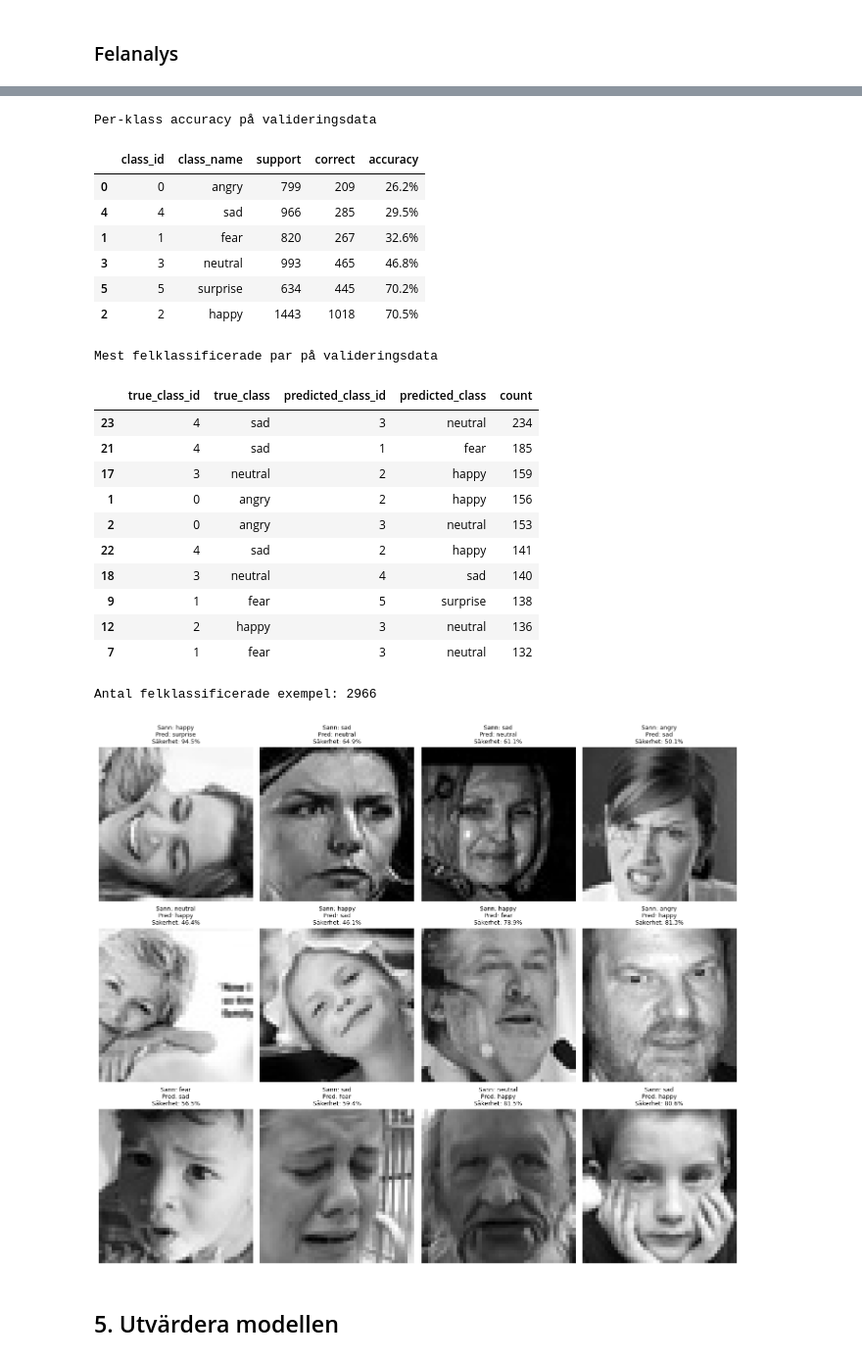
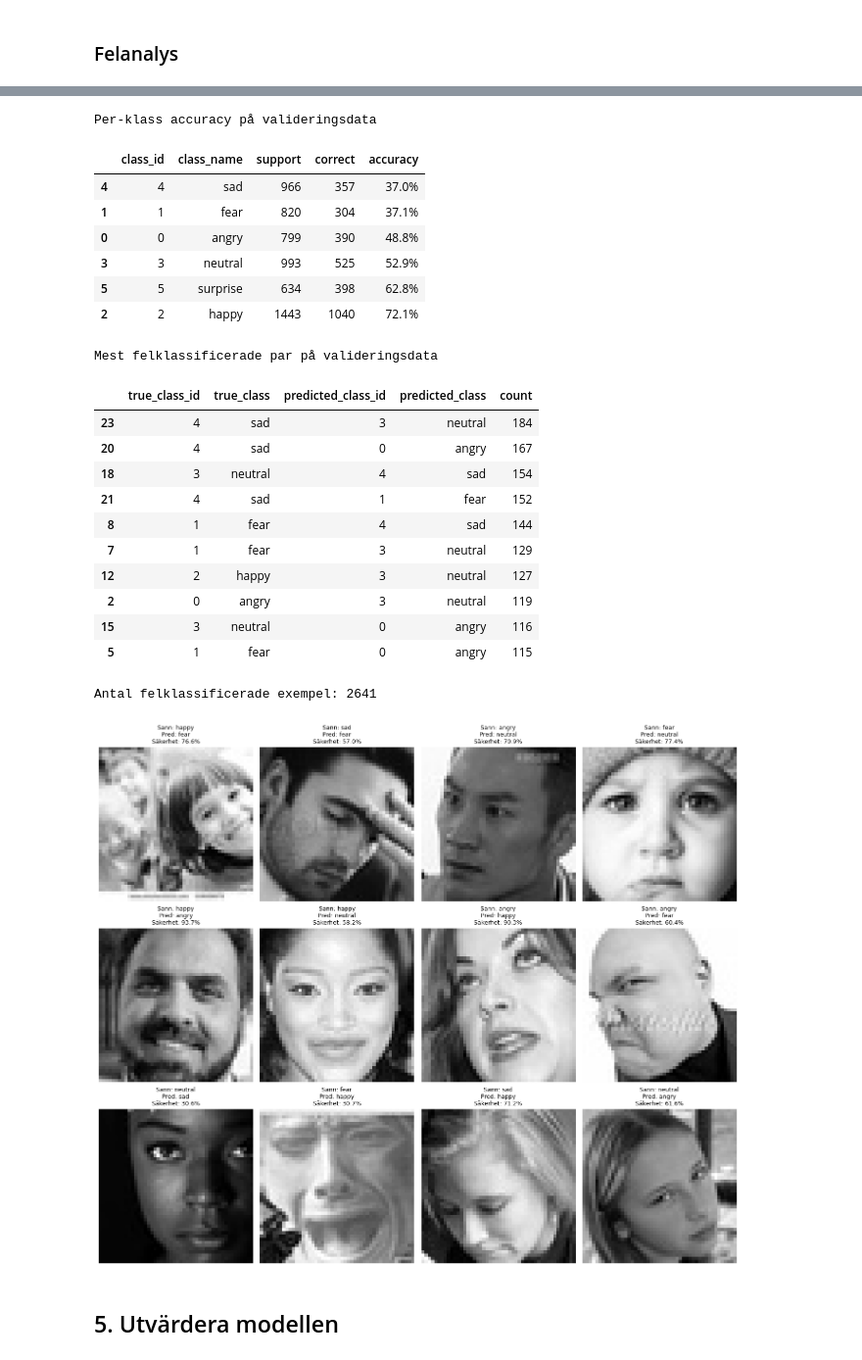
Before and after one commit to MalinMo/Ansiktsuttryck_DL, a Jupyter notebook: report.ipynb, the cells around one changed output, grey strips where cells are left out. Shown at 98% size. Drawn from its saved outputs; the diff is of its cells as text; code cells hidden in the pictures.

Commit message:
Lagt till experiment med fler lager

```diff
--- a/report.ipynb
+++ b/report.ipynb
@@ -347,6 +355,7 @@ def run_experiment(
         batch_size=64,
         num_filters_1=32,
         num_filters_2=64,
+        num_filters_3=None,
         kernel_size=(3, 3),
         dense_units=128,
         dropout_rate=0.0,
@@ -363,6 +372,7 @@ def run_experiment(
     model = build_model(
         num_filters_1=num_filters_1,
         num_filters_2=num_filters_2,
+        num_filters_3=num_filters_3,
         kernel_size=kernel_size,
         dense_units=dense_units,
         learning_rate=learning_rate,
@@ -644,16 +693,12 @@ y_val: (5655,)
 # %%
-# Bygger och tränar en modell med alla bilder (utan disgust) och dropout 0.2
+# Bygger och tränar en modell med alla bilder (utan disgust) och med dropout 0.2 och ett tredje Conv2D-lager
 
-X_train = X_train_full
-X_val = X_val_full
-y_train = y_train_full
-y_val = y_val_full
-
-model_full, h_full, r_full = run_experiment(
-    "Basmodell + dropout 0,2 på alla bilder",
-    dropout_rate=0.2
+model_dropout_3layers_full, h_dropout_3layers_full, r_dropout_3layers_full = run_experiment(
+    "Dropout 0,2 + 3 Conv2D-lager",
+    dropout_rate=0.2,
+    num_filters_3=128
 )
 
-results.append(r_full)
+results.append(r_dropout_3layers_full)
 print(pd.DataFrame(results).to_string(index=False))
 # %% [output]
@@ -681,3 +727,6 @@ Basmodell + dropout 0,2 på alla bilder        0.732647    0.689460      0.47550
+# %%
+final_model = model_dropout_3layers_full
+final_model.save("final_model.keras")
 # %% [markdown]
 ### Kommentar
 
@@ -696,4 +745,4 @@ def predict_classes(model, X):
 
     return y_pred, y_proba
 # %%
-model_full_val_pred, model_full_val_proba = predict_classes(model_full, X_val)
+final_model_val_pred, final_model_val_proba = predict_classes(final_model, X_val)
@@ -769,24 +812,24 @@ def calculate_per_class_accuracy(cm, class_names):
     return result.sort_values("accuracy")
 
 
-model_full_per_class = calculate_per_class_accuracy(
-    model_full_cm,
+final_model_per_class = calculate_per_class_accuracy(
+    final_model_cm,
     class_names_filtered
 )
 
 print("Per-klass accuracy på valideringsdata")
-model_full_per_class.style\
+final_model_per_class.style\
     .format({"accuracy": "{:.1%}"})\
     .background_gradient(subset=["accuracy"], cmap="RdYlGn")
 # %% [output]
 Per-klass accuracy på valideringsdata
 |  | class_id | class_name | support | correct | accuracy |
-| 0 | 0 | angry | 799 | 209 | 26.2% |
-| 4 | 4 | sad | 966 | 285 | 29.5% |
-| 1 | 1 | fear | 820 | 267 | 32.6% |
-| 3 | 3 | neutral | 993 | 465 | 46.8% |
-| 5 | 5 | surprise | 634 | 445 | 70.2% |
-| 2 | 2 | happy | 1443 | 1018 | 70.5% |
+| 4 | 4 | sad | 966 | 357 | 37.0% |
+| 1 | 1 | fear | 820 | 304 | 37.1% |
+| 0 | 0 | angry | 799 | 390 | 48.8% |
+| 3 | 3 | neutral | 993 | 525 | 52.9% |
+| 5 | 5 | surprise | 634 | 398 | 62.8% |
+| 2 | 2 | happy | 1443 | 1040 | 72.1% |
 # %%
 def get_most_confused_pairs(cm, class_names, top_n=10):
 
@@ -820,27 +863,27 @@ def get_most_confused_pairs(cm, class_names, top_n=10):
 
     return pairs_df.sort_values("count", ascending=False).head(top_n)
 
-model_full_confusions = get_most_confused_pairs(
-    model_full_cm,
+final_model_confusions = get_most_confused_pairs(
+    final_model_cm,
     class_names_filtered
 )
 
 print("Mest felklassificerade par på valideringsdata")
-model_full_confusions.style\
+final_model_confusions.style\
     .background_gradient(subset=["count"], cmap="RdYlGn_r")
 # %% [output]
 Mest felklassificerade par på valideringsdata
 |  | true_class_id | true_class | predicted_class_id | predicted_class | count |
-| 23 | 4 | sad | 3 | neutral | 234 |
-| 21 | 4 | sad | 1 | fear | 185 |
-| 17 | 3 | neutral | 2 | happy | 159 |
-| 1 | 0 | angry | 2 | happy | 156 |
-| 2 | 0 | angry | 3 | neutral | 153 |
-| 22 | 4 | sad | 2 | happy | 141 |
-| 18 | 3 | neutral | 4 | sad | 140 |
-| 9 | 1 | fear | 5 | surprise | 138 |
-| 12 | 2 | happy | 3 | neutral | 136 |
-| 7 | 1 | fear | 3 | neutral | 132 |
+| 23 | 4 | sad | 3 | neutral | 184 |
+| 20 | 4 | sad | 0 | angry | 167 |
+| 18 | 3 | neutral | 4 | sad | 154 |
+| 21 | 4 | sad | 1 | fear | 152 |
+| 8 | 1 | fear | 4 | sad | 144 |
+| 7 | 1 | fear | 3 | neutral | 129 |
+| 12 | 2 | happy | 3 | neutral | 127 |
+| 2 | 0 | angry | 3 | neutral | 119 |
+| 15 | 3 | neutral | 0 | angry | 116 |
+| 5 | 1 | fear | 0 | angry | 115 |
 # %%
 def plot_misclassified_examples(
     X,
@@ -877,34 +920,34 @@ def plot_misclassified_examples(
     rows = int(np.ceil(len(chosen_indices) / cols))
 
     plt.figure(figsize=(14, 4 * rows))
 
     for plot_index, data_index in enumerate(chosen_indices):
         true_label = y_true[data_index]
         pred_label = y_pred[data_index]
         confidence = y_proba[data_index, pred_label] * 100
 
         plt.subplot(rows, cols, plot_index + 1)
         plt.imshow(X[data_index].squeeze(), cmap="gray")
         plt.title(
             f"Sann: {class_names[true_label]}\n"
             f"Pred: {class_names[pred_label]}\n"
             f"Säkerhet: {confidence:.1f}%",
             fontsize=9
         )
         plt.axis("off")
 
     plt.tight_layout()
     plt.show()
 
 plot_misclassified_examples(
     X_val,
     y_val,
-    model_full_val_pred,
-    model_full_val_proba,
+    final_model_val_pred,
+    final_model_val_proba,
     class_names_filtered,
     n_images=12,
     random_state=42
 )
 # %% [output]
-Antal felklassificerade exempel: 2966
+Antal felklassificerade exempel: 2641
-[figure, old version]
+[figure, new version]
```
Also changed, not shown: parts of 20 cells of this notebook, 1 other file.
